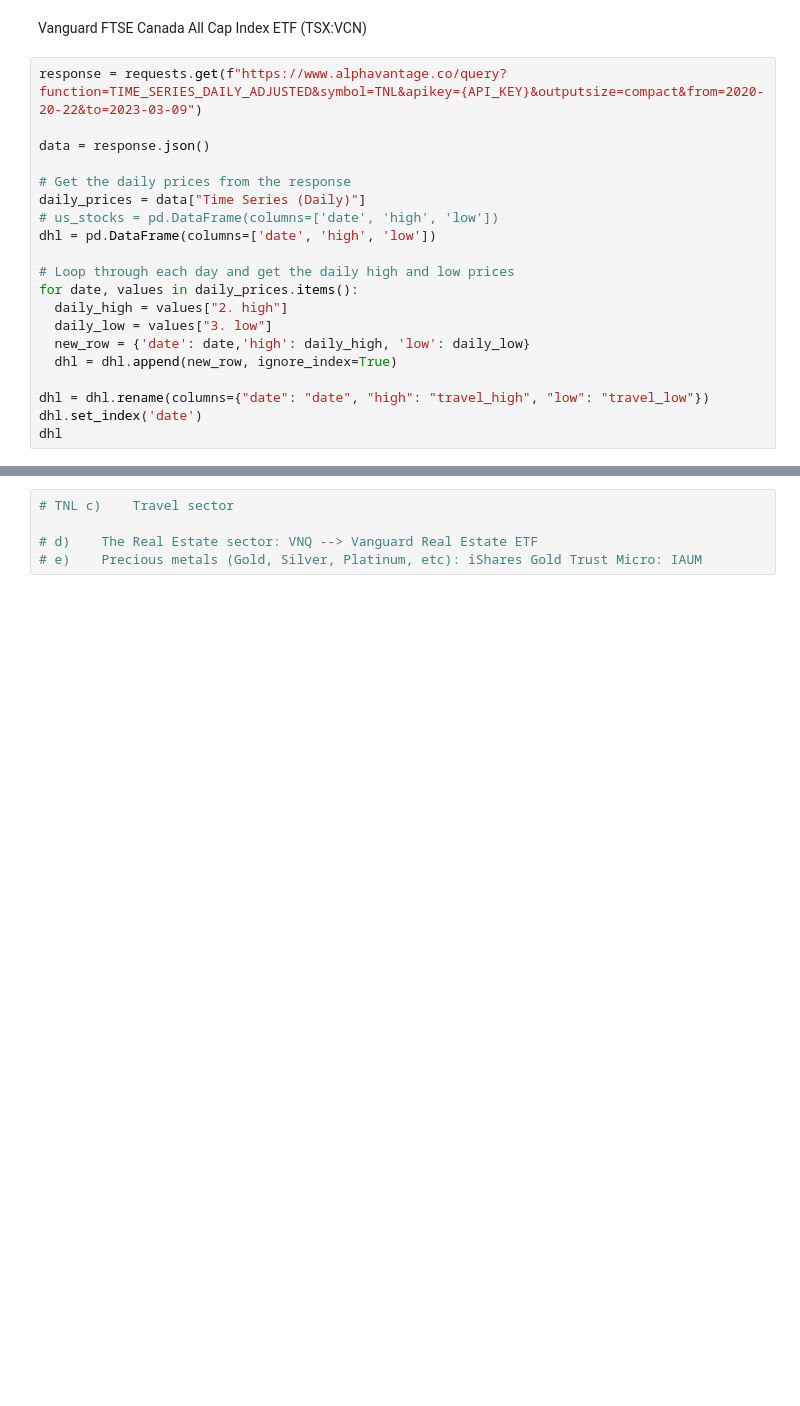
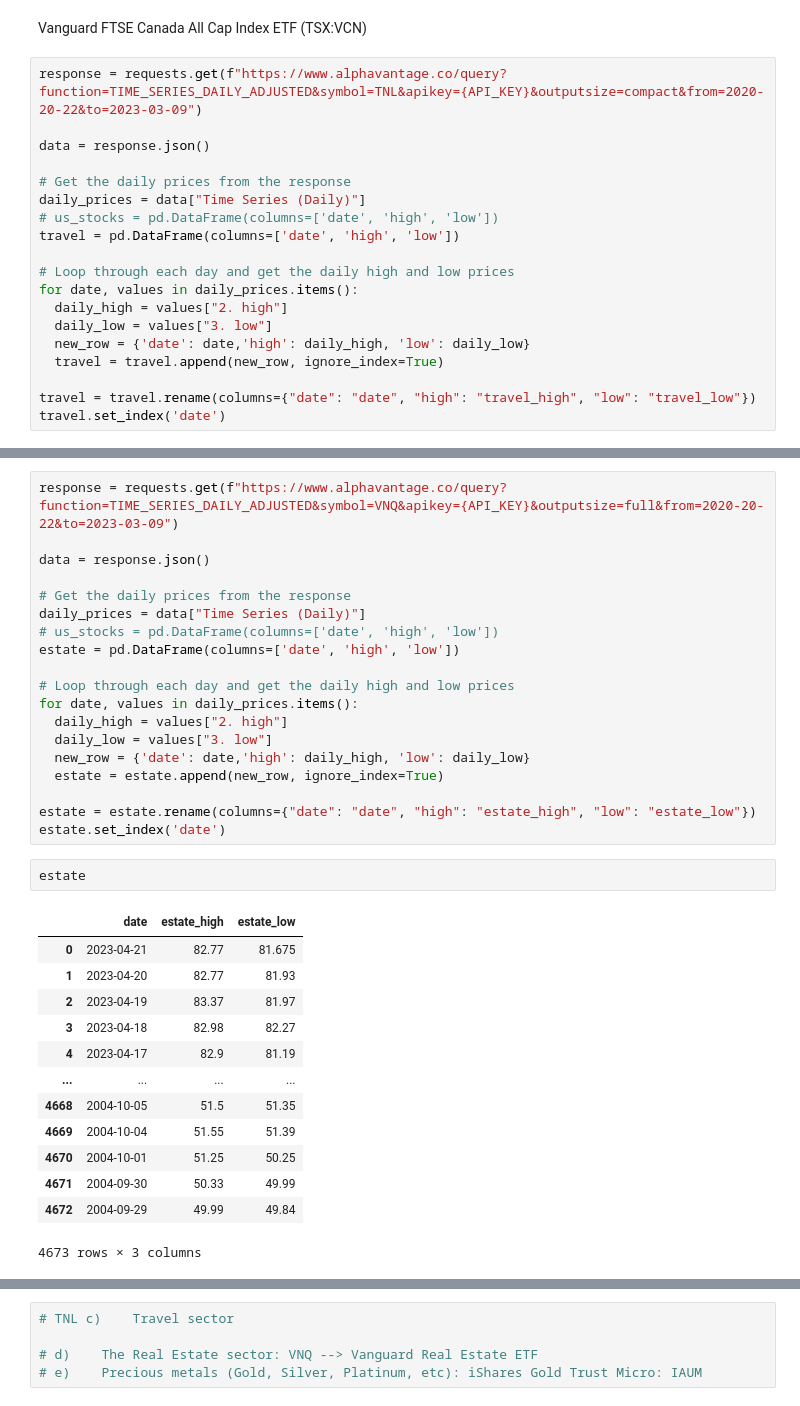
Before and after one commit to Dhvani811/Covid19Project, a Jupyter notebook: Final_Project.ipynb, the cells around one changed output, grey strips where cells are left out. Saved outputs shown, nothing was run; the diff lists cells and outputs as text; blank space fills up the shorter version.

```diff
--- a/Final_Project.ipynb
+++ b/Final_Project.ipynb
@@ -181,15 +195,14 @@ data = response.json()
 # Get the daily prices from the response
 daily_prices = data["Time Series (Daily)"]
 # us_stocks = pd.DataFrame(columns=['date', 'high', 'low'])
-dhl = pd.DataFrame(columns=['date', 'high', 'low'])
+travel = pd.DataFrame(columns=['date', 'high', 'low'])
 
 # Loop through each day and get the daily high and low prices
 for date, values in daily_prices.items():
   daily_high = values["2. high"]
   daily_low = values["3. low"]
   new_row = {'date': date,'high': daily_high, 'low': daily_low}
-  dhl = dhl.append(new_row, ignore_index=True)
+  travel = travel.append(new_row, ignore_index=True)
 
-dhl = dhl.rename(columns={"date": "date", "high": "travel_high", "low": "travel_low"})
-dhl.set_index('date')
-dhl
+travel = travel.rename(columns={"date": "date", "high": "travel_high", "low": "travel_low"})
+travel.set_index('date')
@@ -211,0 +225,35 @@ dhl
+# %%
+response = requests.get(f"https://www.alphavantage.co/query?function=TIME_SERIES_DAILY_ADJUSTED&symbol=VNQ&apikey={API_KEY}&outputsize=full&from=2020-20-22&to=2023-03-09")
+
+data = response.json()
+
+# Get the daily prices from the response
+daily_prices = data["Time Series (Daily)"]
+# us_stocks = pd.DataFrame(columns=['date', 'high', 'low'])
+estate = pd.DataFrame(columns=['date', 'high', 'low'])
+
+# Loop through each day and get the daily high and low prices
+for date, values in daily_prices.items():
+  daily_high = values["2. high"]
+  daily_low = values["3. low"]
+  new_row = {'date': date,'high': daily_high, 'low': daily_low}
+  estate = estate.append(new_row, ignore_index=True)
+
+estate = estate.rename(columns={"date": "date", "high": "estate_high", "low": "estate_low"})
+estate.set_index('date')
+# %%
+estate
+# %% [output]
+|  | date | estate_high | estate_low |
+| 0 | 2023-04-21 | 82.77 | 81.675 |
+| 1 | 2023-04-20 | 82.77 | 81.93 |
+| 2 | 2023-04-19 | 83.37 | 81.97 |
+| 3 | 2023-04-18 | 82.98 | 82.27 |
+| 4 | 2023-04-17 | 82.9 | 81.19 |
+| ... | ... | ... | ... |
+| 4668 | 2004-10-05 | 51.5 | 51.35 |
+| 4669 | 2004-10-04 | 51.55 | 51.39 |
+| 4670 | 2004-10-01 | 51.25 | 50.25 |
+| 4671 | 2004-09-30 | 50.33 | 49.99 |
+| 4672 | 2004-09-29 | 49.99 | 49.84 |
+4673 rows × 3 columns
```
Also changed, not shown: parts of 11 cells of this notebook.
